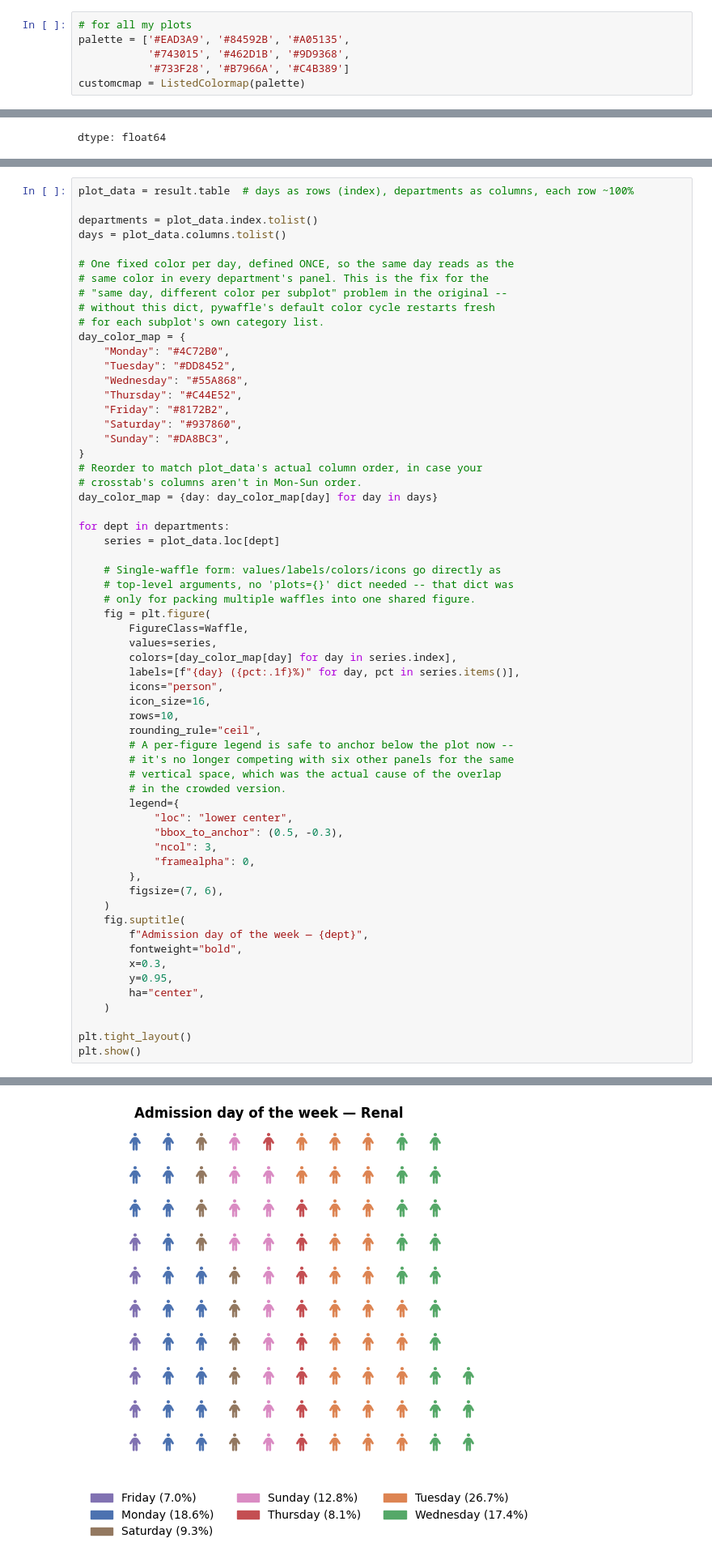
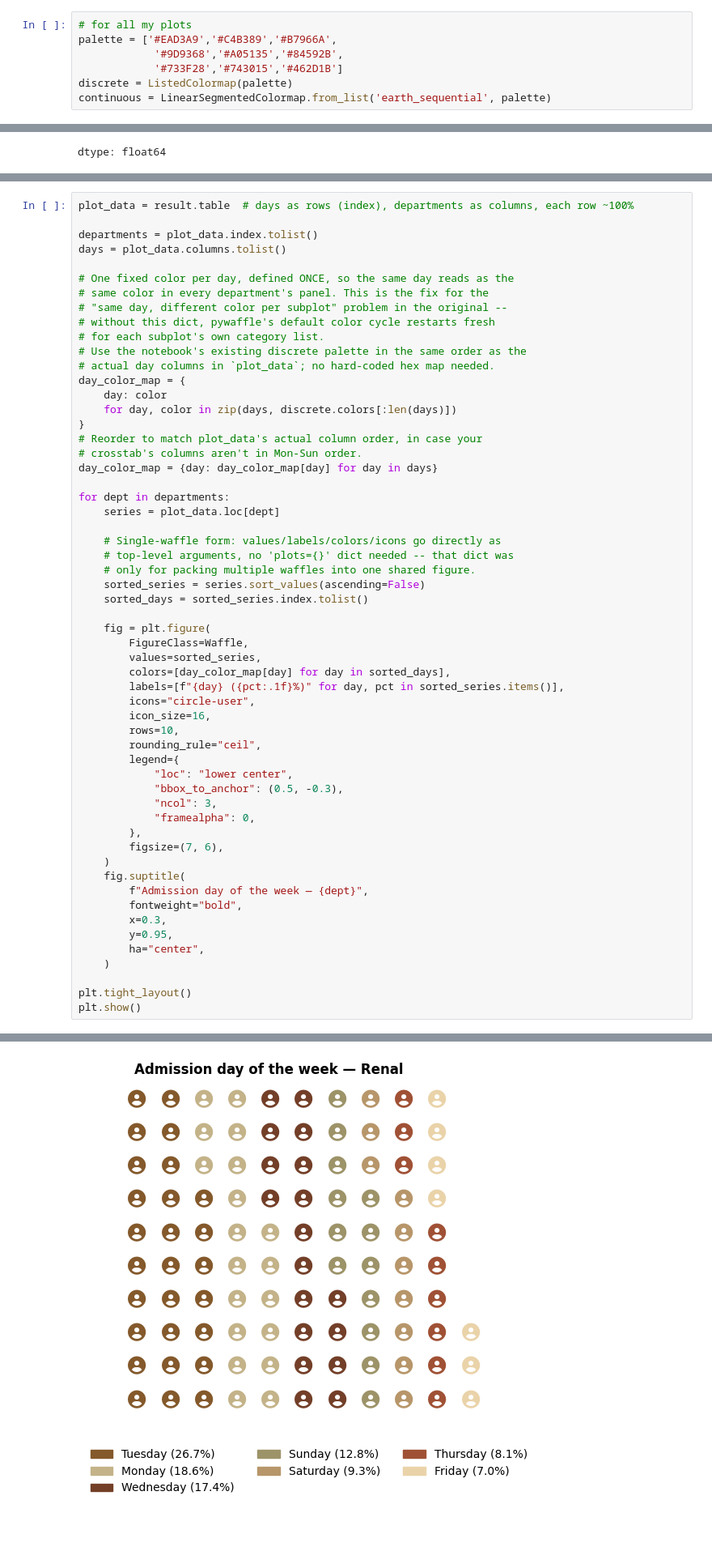
Before and after one commit to Mikayla-ds2/surge-sense, a Jupyter notebook: eda+viz.ipynb, the cells around one changed output, grey strips where cells are left out. Shown at 81% size. Drawn from its saved outputs; the diff is of its cells as text; blank space fills up the shorter version.

```diff
--- a/eda+viz.ipynb
+++ b/eda+viz.ipynb
@@ -90,6 +96,7 @@ from matplotlib.colors import ListedColormap
 # %%
 # for all my plots
-palette = ['#EAD3A9', '#84592B', '#A05135',
-           '#743015', '#462D1B', '#9D9368',
-           '#733F28', '#B7966A', '#C4B389']
-customcmap = ListedColormap(palette)
+palette = ['#EAD3A9','#C4B389','#B7966A',
+            '#9D9368','#A05135','#84592B',
+            '#733F28','#743015','#462D1B']
+discrete = ListedColormap(palette)
+continuous = LinearSegmentedColormap.from_list('earth_sequential', palette)
@@ -284,14 +241,11 @@ days = plot_data.columns.tolist()
 # "same day, different color per subplot" problem in the original --
 # without this dict, pywaffle's default color cycle restarts fresh
 # for each subplot's own category list.
+# Use the notebook's existing discrete palette in the same order as the
+# actual day columns in `plot_data`; no hard-coded hex map needed.
 day_color_map = {
-    "Monday": "#4C72B0",
-    "Tuesday": "#DD8452",
-    "Wednesday": "#55A868",
-    "Thursday": "#C44E52",
-    "Friday": "#8172B2",
-    "Saturday": "#937860",
-    "Sunday": "#DA8BC3",
+    day: color
+    for day, color in zip(days, discrete.colors[:len(days)])
 }
 # Reorder to match plot_data's actual column order, in case your
 # crosstab's columns aren't in Mon-Sun order.
@@ -303,19 +257,18 @@ for dept in departments:
     # Single-waffle form: values/labels/colors/icons go directly as
     # top-level arguments, no 'plots={}' dict needed -- that dict was
     # only for packing multiple waffles into one shared figure.
+    sorted_series = series.sort_values(ascending=False)
+    sorted_days = sorted_series.index.tolist()
+
     fig = plt.figure(
         FigureClass=Waffle,
-        values=series,
-        colors=[day_color_map[day] for day in series.index],
-        labels=[f"{day} ({pct:.1f}%)" for day, pct in series.items()],
-        icons="person",
+        values=sorted_series,
+        colors=[day_color_map[day] for day in sorted_days],
+        labels=[f"{day} ({pct:.1f}%)" for day, pct in sorted_series.items()],
+        icons="circle-user",
         icon_size=16,
         rows=10,
         rounding_rule="ceil",
-        # A per-figure legend is safe to anchor below the plot now --
-        # it's no longer competing with six other panels for the same
-        # vertical space, which was the actual cause of the overlap
-        # in the crowded version.
         legend={
             "loc": "lower center",
             "bbox_to_anchor": (0.5, -0.3),
@@ -344 +297 @@ plt.show()
-[figure, old version]
+[figure, new version]
```
Also changed, not shown: parts of 14 cells of this notebook, 2 other files.
